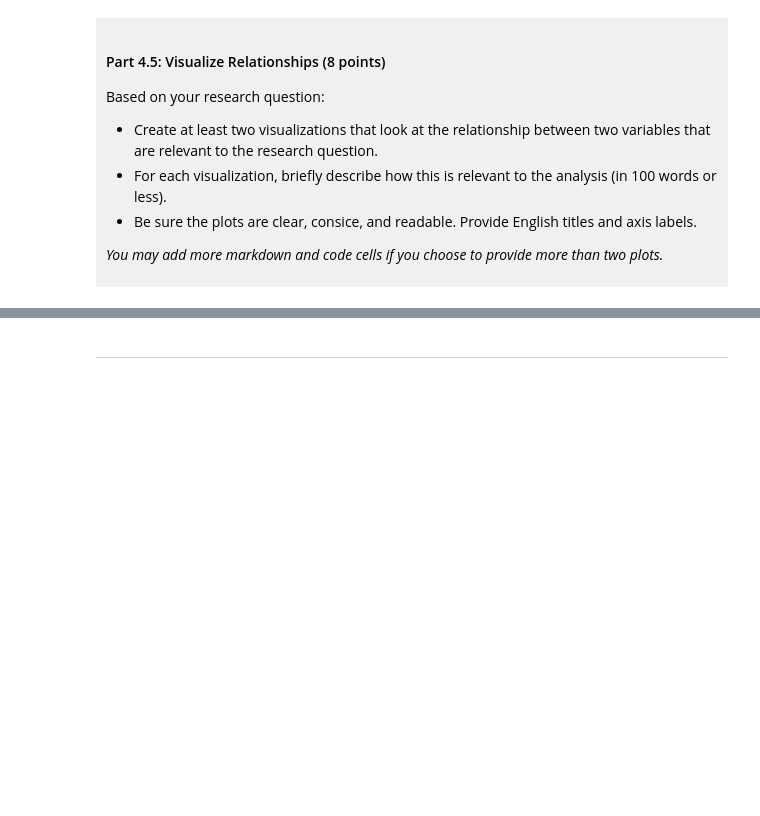
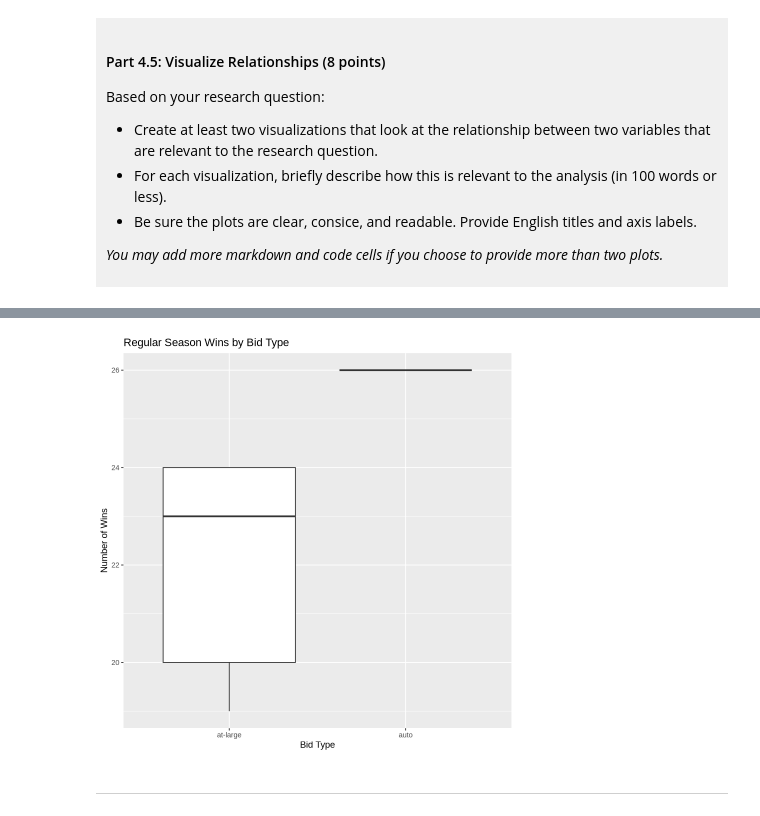
Before and after one commit to Sylvia0921/dsci-100-project-Yi-Jiang, a Jupyter notebook: dsci-100-project-notebook.ipynb, the cells around one changed output, grey strips where cells are left out. Cells and saved outputs as stored; diff of their text form; code cells hidden in the pictures; blank space fills up the shorter version.

```diff
--- a/dsci-100-project-notebook.ipynb
+++ b/dsci-100-project-notebook.ipynb
@@ -314,5 +375,13 @@ Visualization 2: %%% EDIT THIS MARKDOWN CELL%%%
 # %%
-### EDIT THIS CODE CELL FOR VISUALIZATION 2###
+ggplot(tidy_data, aes(x = bid, y = reg_wins)) +
+  geom_boxplot() +
+  labs(
+    title = "Regular Season Wins by Bid Type",
+    x = "Bid Type",
+    y = "Number of Wins"
+  )
+# %% [output]
+[figure, added]
 # %% [markdown]
 ------
 # %% [markdown]
```
Also changed, not shown: parts of 10 cells of this notebook.
